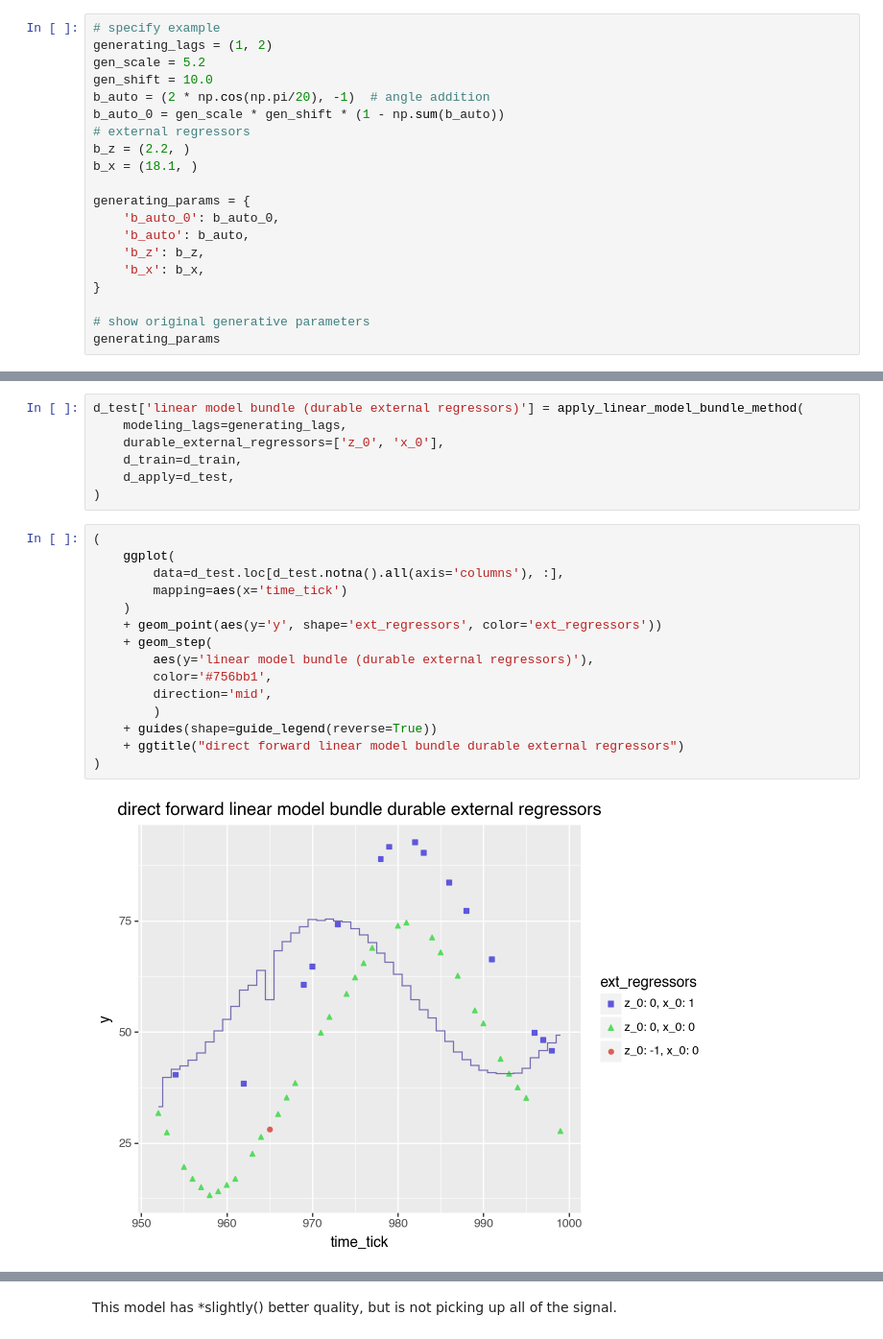
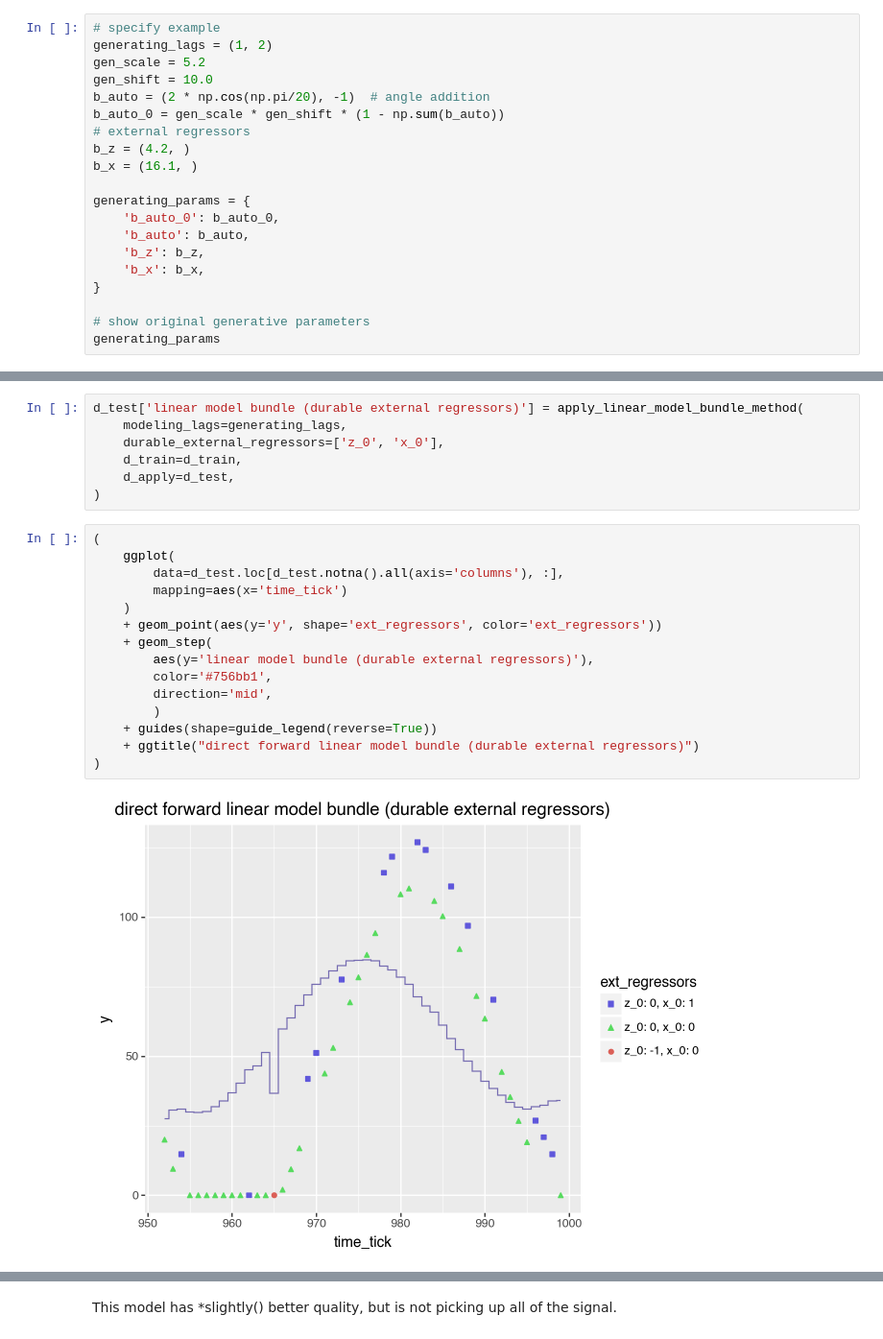
Before and after one commit to WinVector/Examples, a Jupyter notebook: TimeSeries/nested_model_example.ipynb, the cells around one changed output, grey strips where cells are left out. Shown at 96% size. Drawn from its saved outputs; the diff is of its cells as text.

```diff
--- a/TimeSeries/nested_model_example.ipynb
+++ b/TimeSeries/nested_model_example.ipynb
@@ -61,8 +59,8 @@ gen_shift = 10.0
 b_auto = (2 * np.cos(np.pi/20), -1)  # angle addition
 b_auto_0 = gen_scale * gen_shift * (1 - np.sum(b_auto))
 # external regressors
-b_z = (2.2, )
-b_x = (18.1, )
+b_z = (4.2, )
+b_x = (16.1, )
 
 generating_params = {
     'b_auto_0': b_auto_0,
@@ -224,20 +222,20 @@ d_test['linear model bundle (durable external regressors)'] = apply_linear_model
 # %%
 (
     ggplot(
         data=d_test.loc[d_test.notna().all(axis='columns'), :],
         mapping=aes(x='time_tick')
     )
     + geom_point(aes(y='y', shape='ext_regressors', color='ext_regressors'))
     + geom_step(
         aes(y='linear model bundle (durable external regressors)'),
         color='#756bb1',
         direction='mid',
         )
     + guides(shape=guide_legend(reverse=True))
-    + ggtitle("direct forward linear model bundle durable external regressors")
+    + ggtitle("direct forward linear model bundle (durable external regressors)")
 )
 # %% [output]
-[figure, old version]
+[figure, new version]
 # %%
 plot_model_quality(
     d_test.loc[pd.isnull(d_test['linear model bundle (durable external regressors)']) == False, :],
```
Also changed, not shown: parts of 40 cells of this notebook, 4 other files.
